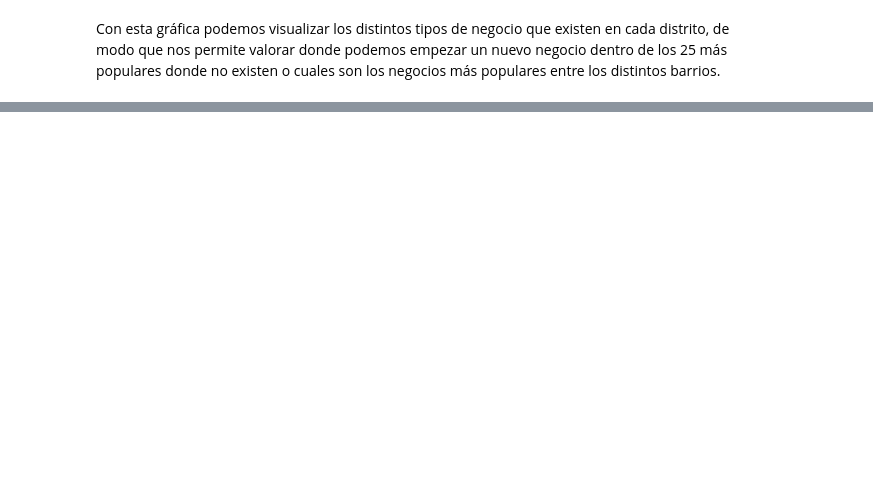
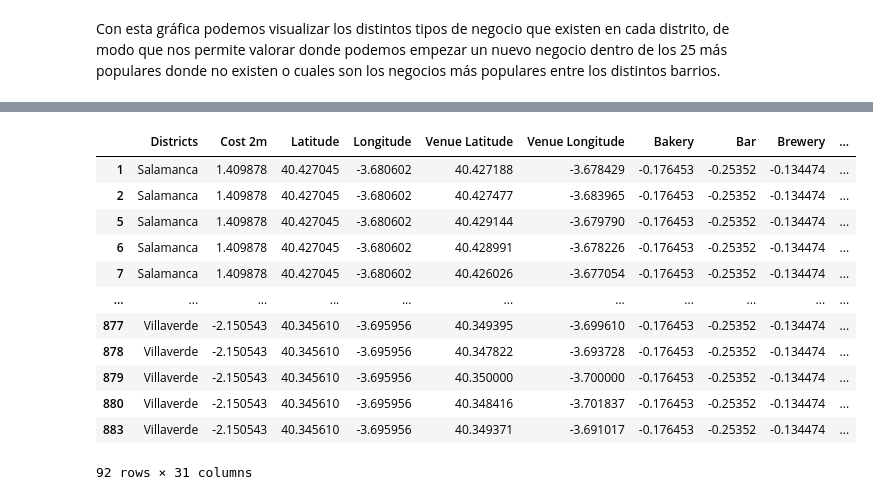
Before and after one commit to Warckor/Coursera_Capstone, a Jupyter notebook: Final_Assignment/House_Sales_Analytics_EN.ipynb, the cells around one changed output, grey strips where cells are left out. Drawn from its saved outputs; the diff is of its cells as text; code cells hidden in the pictures; blank space fills up the shorter version.

```diff
--- a/Final_Assignment/House_Sales_Analytics_EN.ipynb
+++ b/Final_Assignment/House_Sales_Analytics_EN.ipynb
@@ -274,0 +306,18 @@ ValueError: ignored
+# %%
+venues_grouped = madrid_venues_filtered.groupby("Districts")
+# %%
+venues_grouped.head()
+# %% [output]
+|  | Districts | Cost 2m | Latitude | Longitude | Venue Latitude | Venue Longitude | Bakery | Bar | Brewery | ... |
+| 1 | Salamanca | 1.409878 | 40.427045 | -3.680602 | 40.427188 | -3.678429 | -0.176453 | -0.25352 | -0.134474 | ... |
+| 2 | Salamanca | 1.409878 | 40.427045 | -3.680602 | 40.427477 | -3.683965 | -0.176453 | -0.25352 | -0.134474 | ... |
+| 5 | Salamanca | 1.409878 | 40.427045 | -3.680602 | 40.429144 | -3.679790 | -0.176453 | -0.25352 | -0.134474 | ... |
+| 6 | Salamanca | 1.409878 | 40.427045 | -3.680602 | 40.428991 | -3.678226 | -0.176453 | -0.25352 | -0.134474 | ... |
+| 7 | Salamanca | 1.409878 | 40.427045 | -3.680602 | 40.426026 | -3.677054 | -0.176453 | -0.25352 | -0.134474 | ... |
+| ... | ... | ... | ... | ... | ... | ... | ... | ... | ... | ... |
+| 877 | Villaverde | -2.150543 | 40.345610 | -3.695956 | 40.349395 | -3.699610 | -0.176453 | -0.25352 | -0.134474 | ... |
+| 878 | Villaverde | -2.150543 | 40.345610 | -3.695956 | 40.347822 | -3.693728 | -0.176453 | -0.25352 | -0.134474 | ... |
+| 879 | Villaverde | -2.150543 | 40.345610 | -3.695956 | 40.350000 | -3.700000 | -0.176453 | -0.25352 | -0.134474 | ... |
+| 880 | Villaverde | -2.150543 | 40.345610 | -3.695956 | 40.348416 | -3.701837 | -0.176453 | -0.25352 | -0.134474 | ... |
+| 883 | Villaverde | -2.150543 | 40.345610 | -3.695956 | 40.349371 | -3.691017 | -0.176453 | -0.25352 | -0.134474 | ... |
+92 rows × 31 columns
```
Also changed, not shown: parts of 10 cells of this notebook.
